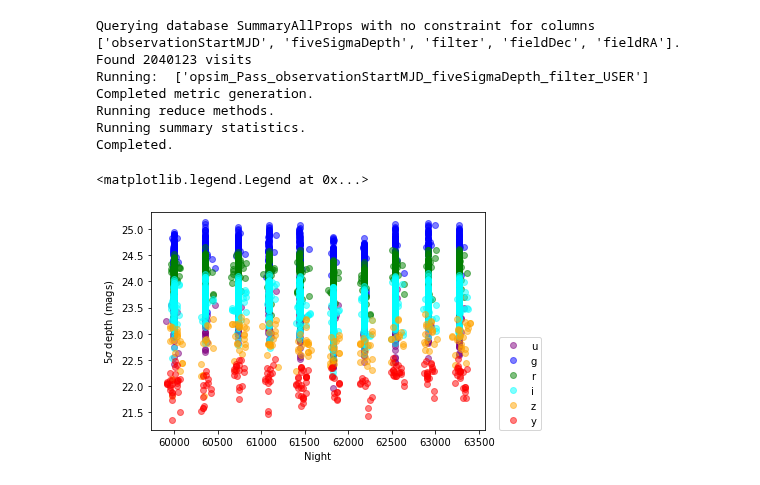
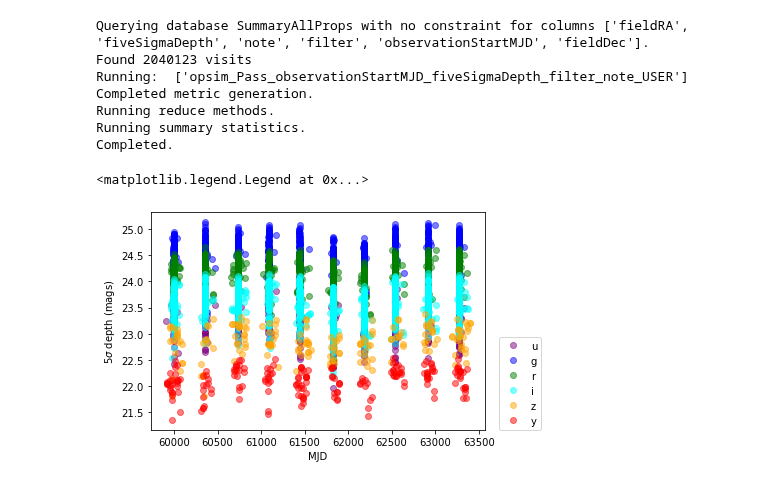
Before and after one commit to yoachim/21_Scratch, a Jupyter notebook: carina_check/carina2.ipynb, the cells around one changed output. Drawn from its saved outputs; the diff is of its cells as text; code cells hidden in the pictures.

```diff
--- a/carina_check/carina2.ipynb
+++ b/carina_check/carina2.ipynb
@@ -28,7 +30,7 @@ dec = np.array([ -60.])
 # Look at just one point on the sky
 slicer = slicers.UserPointsSlicer(ra, dec)
 # Pull out this information for visits that overlap that point
-metric = metrics.PassMetric(cols=['observationStartMJD', 'fiveSigmaDepth', 'filter'])
+metric = metrics.PassMetric(cols=['observationStartMJD', 'fiveSigmaDepth', 'filter', 'note'])
 plotDict={}
 summaryStats = []
 bundleList.append(metricBundles.MetricBundle(metric,slicer,sql,
@@ -37,9 +39,9 @@ bundleList.append(metricBundles.MetricBundle(metric,slicer,sql,
 bg = metricBundles.MetricBundleGroup(bundleList, conn, outDir=outDir, resultsDb=resultsDb)
 bg.runAll()
 # %% [output]
-Querying database SummaryAllProps with no constraint for columns ['observationStartMJD', 'fiveSigmaDepth', 'filter', 'fieldDec', 'fieldRA'].
+Querying database SummaryAllProps with no constraint for columns ['fieldRA', 'fiveSigmaDepth', 'note', 'filter', 'observationStartMJD', 'fieldDec'].
 Found 2040123 visits
-Running:  ['opsim_Pass_observationStartMJD_fiveSigmaDepth_filter_USER']
+Running:  ['opsim_Pass_observationStartMJD_fiveSigmaDepth_filter_note_USER']
 Completed metric generation.
 Running reduce methods.
 Running summary statistics.
@@ -47,18 +49,18 @@ Completed.
 # %%
 fig = plt.figure()
 ax1 = fig.add_subplot(1, 1, 1)
 mv = bundleList[0].metricValues[0]
 f2c = {'u': 'purple', 'g': 'blue', 'r': 'green',
            'i': 'cyan', 'z': 'orange', 'y': 'red'}
 
 for fn in f2c:
     in_filt = np.where(mv['filter'] == fn)[0]
     ax1.plot(mv['observationStartMJD'][in_filt],
              mv['fiveSigmaDepth'][in_filt], 'o',
              color=f2c[fn], label=fn, alpha=0.5)
-ax1.set_xlabel('Night')
+ax1.set_xlabel('MJD')
 ax1.set_ylabel(r'5$\sigma$ depth (mags)')
 ax1.legend(loc=(1.04,0))
 # %% [output]
 <matplotlib.legend.Legend at 0x...>
-[figure, old version]
+[figure, new version]
```
Also changed, not shown: parts of 10 cells of this notebook.
